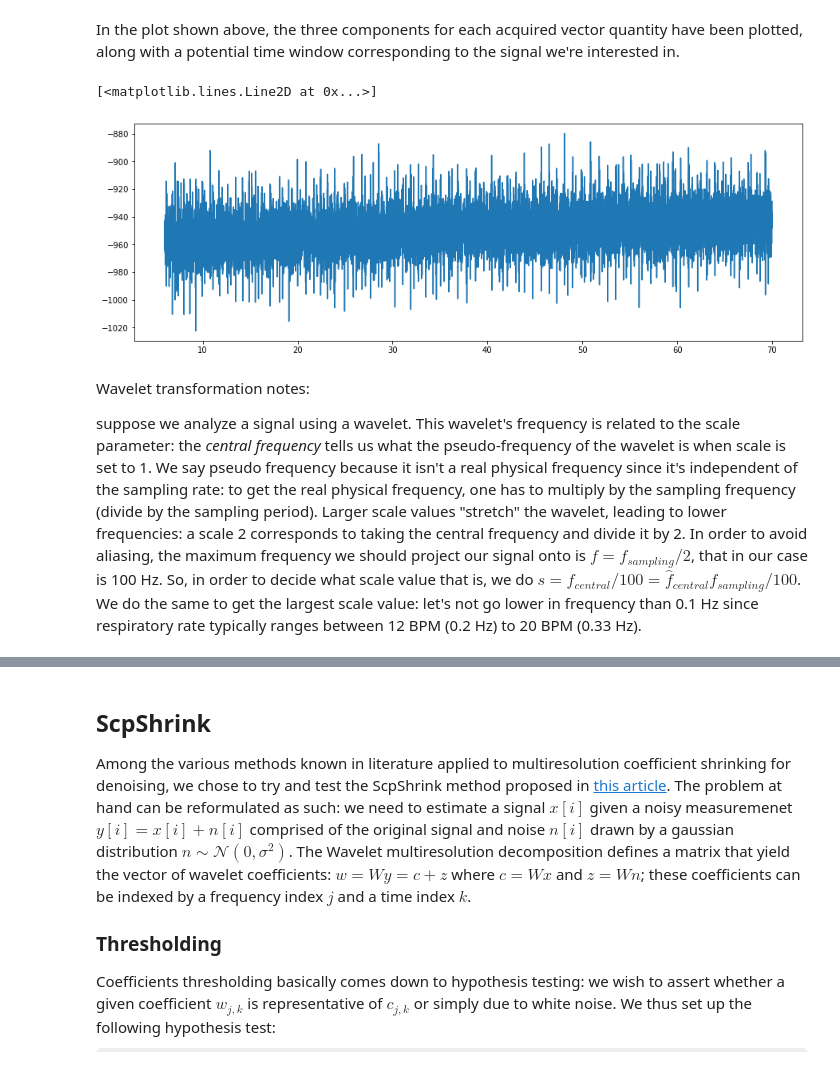
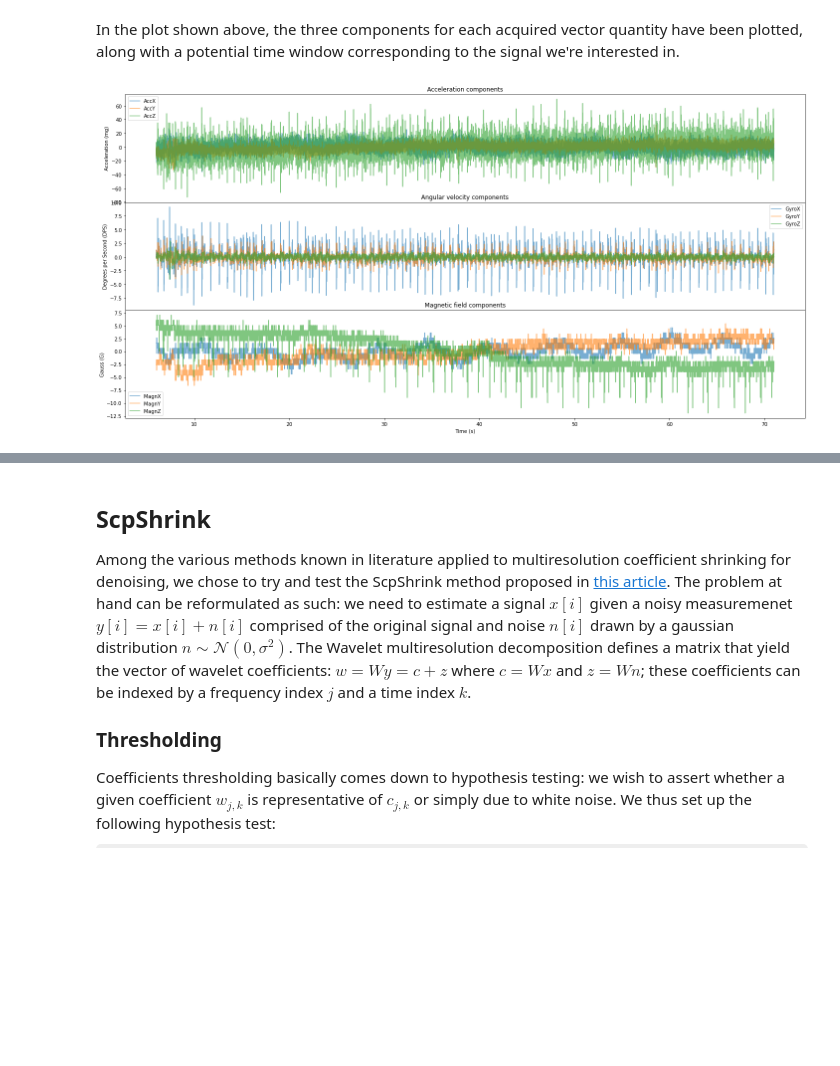
Before and after one commit to zanocrate/LCP_projects_Y4, a Jupyter notebook: draft.ipynb, the cells around one changed output, grey strips where cells are left out. Cells and saved outputs as stored; diff of their text form; code cells hidden in the pictures; some formulas as TeX source; blank space fills up the shorter version.

```diff
--- a/draft.ipynb
+++ b/draft.ipynb
@@ -91,14 +91,29 @@ plt.show()
 # %% [markdown]
 In the plot shown above, the three components for each acquired vector quantity have been plotted, along with a potential time window corresponding to the signal we're interested in.
-# %%
-df =df_init.loc[6:70]
-fig,ax=plt.subplots(figsize=[15,5])
-ax.plot(df['AccZ'])
-# %% [output]
-[<matplotlib.lines.Line2D at 0x...>]
-[figure, removed]
-# %% [markdown]
-Wavelet transformation notes:
-
-suppose we analyze a signal using a wavelet. This wavelet's frequency is related to the scale parameter: the *central frequency* tells us what the pseudo-frequency of the wavelet is when scale is set to 1. We say pseudo frequency because it isn't a real physical frequency since it's independent of the sampling rate: to get the real physical frequency, one has to multiply by the sampling frequency (divide by the sampling period). Larger scale values "stretch" the wavelet, leading to lower frequencies: a scale 2 corresponds to taking the central frequency and divide it by 2.
-In order to avoid aliasing, the maximum frequency we should project our signal onto is $f=f_{sampling}/2$, that in our case is 100 Hz. So, in order to decide what scale value that is, we do $s=f_{central}/100=\hat{f}_{central}f_{sampling}/100$. We do the same to get the largest scale value: let's not go lower in frequency than 0.1 Hz since respiratory rate typically ranges between 12 BPM (0.2 Hz) to 20 BPM (0.33 Hz).
+# %%
+df =df_init.loc[timestamp1:timestamp2] # working on the 6s-71s subset
+df = df-df.mean()
+
+fig,axs = plt.subplots(3,1,sharex=True,figsize=[20,10],gridspec_kw={'hspace': 0})
+alpha = 0.6
+# plot the acceleration vectors
+axs[0].set_title('Acceleration components')
+for acc in acc_columns:
+    axs[0].plot(df.index,df[acc],label=acc,alpha=alpha)
+    axs[0].set_ylabel('Acceleration (mg)')
+# plot the angular velocity components
+axs[1].set_title('Angular velocity components')
+for gyro in gyro_columns:
+    axs[1].plot(df.index,df[gyro],label=gyro,alpha=alpha)
+    axs[1].set_ylabel('Degrees per Second (DPS)')
+# plot the magnetic field components
+axs[2].set_title('Magnetic field components')
+for magn in magn_columns:
+    axs[2].plot(df.index,df[magn],label=magn,alpha=alpha)
+    axs[2].set_ylabel('Gauss (G)')
+for ax in axs:   ax.legend()
+axs[-1].set_xlabel('Time (s)')
+fig.tight_layout()
+plt.show()
+# %% [output]
+[figure, added]
```
Also changed, not shown: parts of 16 cells of this notebook, 1 other file.
